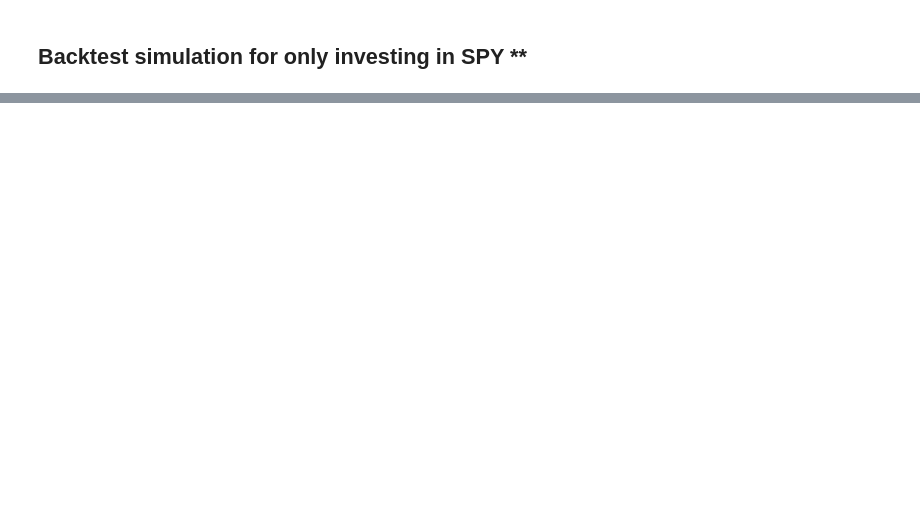
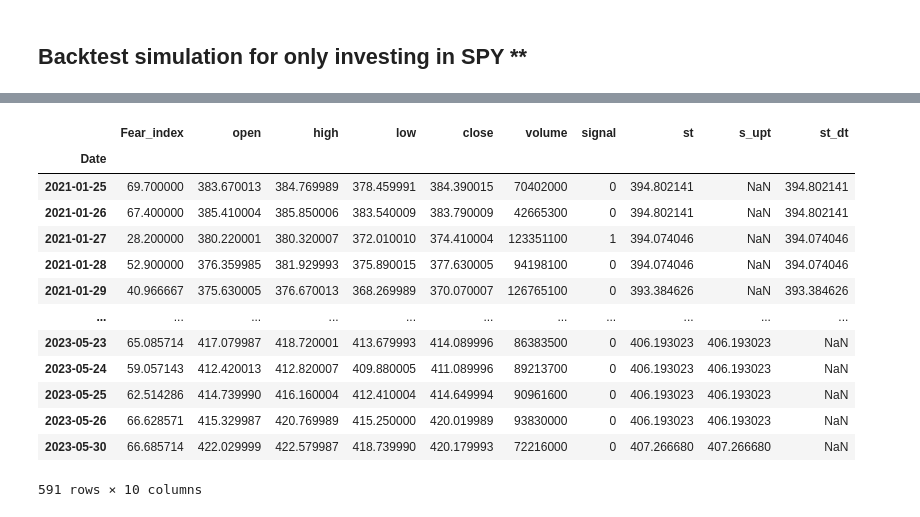
Before and after one commit to vamshi694/Trading_Bot_version_1, a Jupyter notebook: Experiment_notebooks/Backtesting_code.ipynb, the cells around one changed output, grey strips where cells are left out. Drawn from its saved outputs; the diff is of its cells as text; code cells hidden in the pictures; blank space fills up the shorter version.

```diff
--- a/Experiment_notebooks/Backtesting_code.ipynb
+++ b/Experiment_notebooks/Backtesting_code.ipynb
@@ -174,0 +394,17 @@ Profit till the date : $ 17.585678415764733
+# %%
+moving_average_strategy.generate_signals()['Fear_index']
+# %% [output]
+|  | Fear_index | open | high | low | close | volume | signal | st | s_upt | st_dt |
+| Date |  |  |  |  |  |  |  |  |  |  |
+| 2021-01-25 | 69.700000 | 383.670013 | 384.769989 | 378.459991 | 384.390015 | 70402000 | 0 | 394.802141 | NaN | 394.802141 |
+| 2021-01-26 | 67.400000 | 385.410004 | 385.850006 | 383.540009 | 383.790009 | 42665300 | 0 | 394.802141 | NaN | 394.802141 |
+| 2021-01-27 | 28.200000 | 380.220001 | 380.320007 | 372.010010 | 374.410004 | 123351100 | 1 | 394.074046 | NaN | 394.074046 |
+| 2021-01-28 | 52.900000 | 376.359985 | 381.929993 | 375.890015 | 377.630005 | 94198100 | 0 | 394.074046 | NaN | 394.074046 |
+| 2021-01-29 | 40.966667 | 375.630005 | 376.670013 | 368.269989 | 370.070007 | 126765100 | 0 | 393.384626 | NaN | 393.384626 |
+| ... | ... | ... | ... | ... | ... | ... | ... | ... | ... | ... |
+| 2023-05-23 | 65.085714 | 417.079987 | 418.720001 | 413.679993 | 414.089996 | 86383500 | 0 | 406.193023 | 406.193023 | NaN |
+| 2023-05-24 | 59.057143 | 412.420013 | 412.820007 | 409.880005 | 411.089996 | 89213700 | 0 | 406.193023 | 406.193023 | NaN |
+| 2023-05-25 | 62.514286 | 414.739990 | 416.160004 | 412.410004 | 414.649994 | 90961600 | 0 | 406.193023 | 406.193023 | NaN |
+| 2023-05-26 | 66.628571 | 415.329987 | 420.769989 | 415.250000 | 420.019989 | 93830000 | 0 | 406.193023 | 406.193023 | NaN |
+| 2023-05-30 | 66.685714 | 422.029999 | 422.579987 | 418.739990 | 420.179993 | 72216000 | 0 | 407.266680 | 407.266680 | NaN |
+591 rows × 10 columns
```
Also changed, not shown: parts of 10 cells of this notebook, 3 other files.
